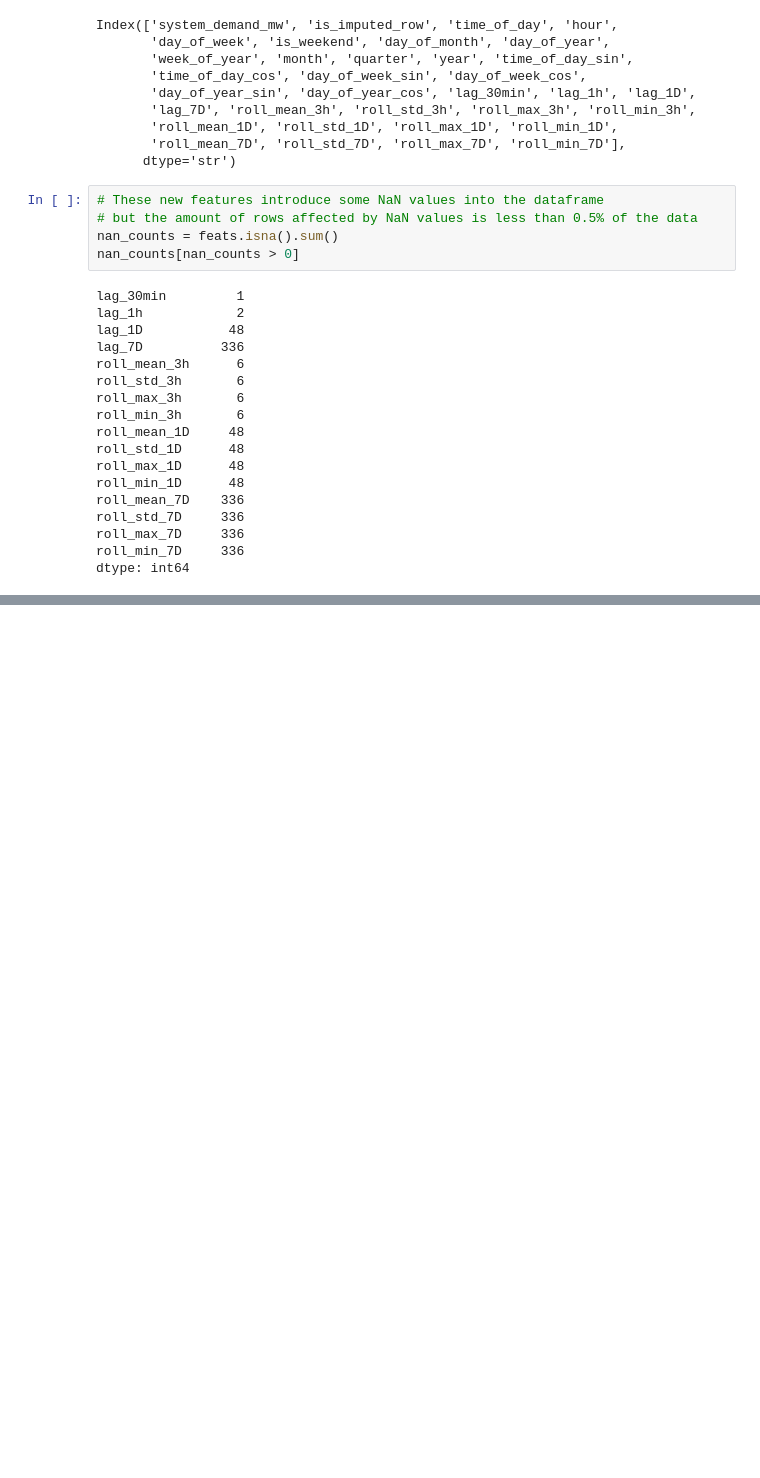
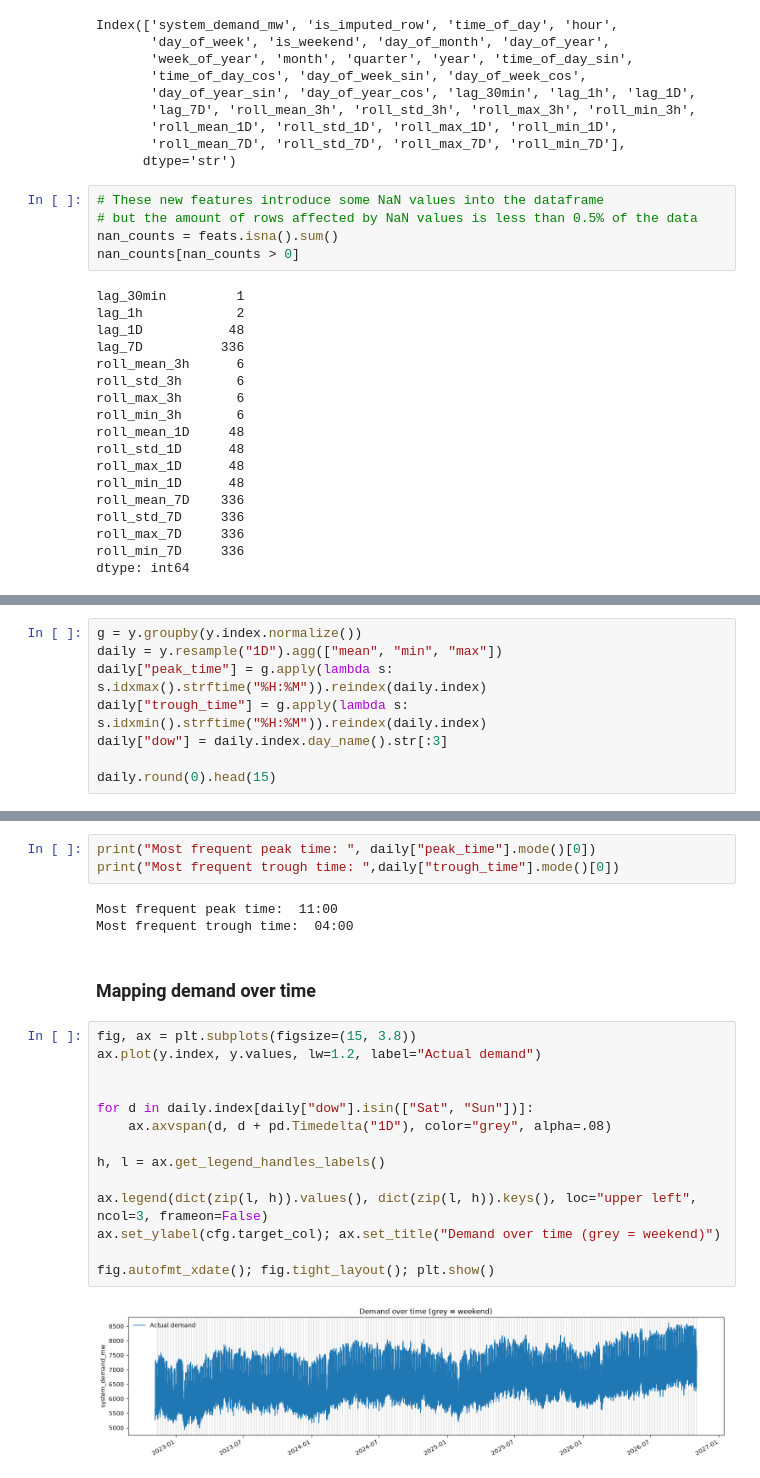
Before and after one commit to Sagnik2810Sarkar/EnergyOracle, a Jupyter notebook: src/feat_engg_eda.ipynb, the cells around one changed output, grey strips where cells are left out. Saved outputs shown, nothing was run; the diff lists cells and outputs as text; blank space fills up the shorter version.

Commit message:
EDA charts

```diff
--- a/src/feat_engg_eda.ipynb
+++ b/src/feat_engg_eda.ipynb
@@ -330,0 +353,8 @@ dtype: int64
+# %%
+g = y.groupby(y.index.normalize())
+daily = y.resample("1D").agg(["mean", "min", "max"])
+daily["peak_time"] = g.apply(lambda s: s.idxmax().strftime("%H:%M")).reindex(daily.index)
+daily["trough_time"] = g.apply(lambda s: s.idxmin().strftime("%H:%M")).reindex(daily.index)
+daily["dow"] = daily.index.day_name().str[:3]
+
+daily.round(0).head(15)
@@ -330,0 +379,24 @@ dtype: int64
+# %%
+print("Most frequent peak time: ", daily["peak_time"].mode()[0])
+print("Most frequent trough time: ",daily["trough_time"].mode()[0])
+# %% [output]
+Most frequent peak time:  11:00
+Most frequent trough time:  04:00
+# %% [markdown]
+### Mapping demand over time
+# %%
+fig, ax = plt.subplots(figsize=(15, 3.8))
+ax.plot(y.index, y.values, lw=1.2, label="Actual demand")
+
+
+for d in daily.index[daily["dow"].isin(["Sat", "Sun"])]:
+    ax.axvspan(d, d + pd.Timedelta("1D"), color="grey", alpha=.08)
+
+h, l = ax.get_legend_handles_labels()
+
+ax.legend(dict(zip(l, h)).values(), dict(zip(l, h)).keys(), loc="upper left", ncol=3, frameon=False)
+ax.set_ylabel(cfg.target_col); ax.set_title("Demand over time (grey = weekend)")
+
+fig.autofmt_xdate(); fig.tight_layout(); plt.show()
+# %% [output]
+[figure, added]
```
Also changed, not shown: parts of 7 cells of this notebook.
